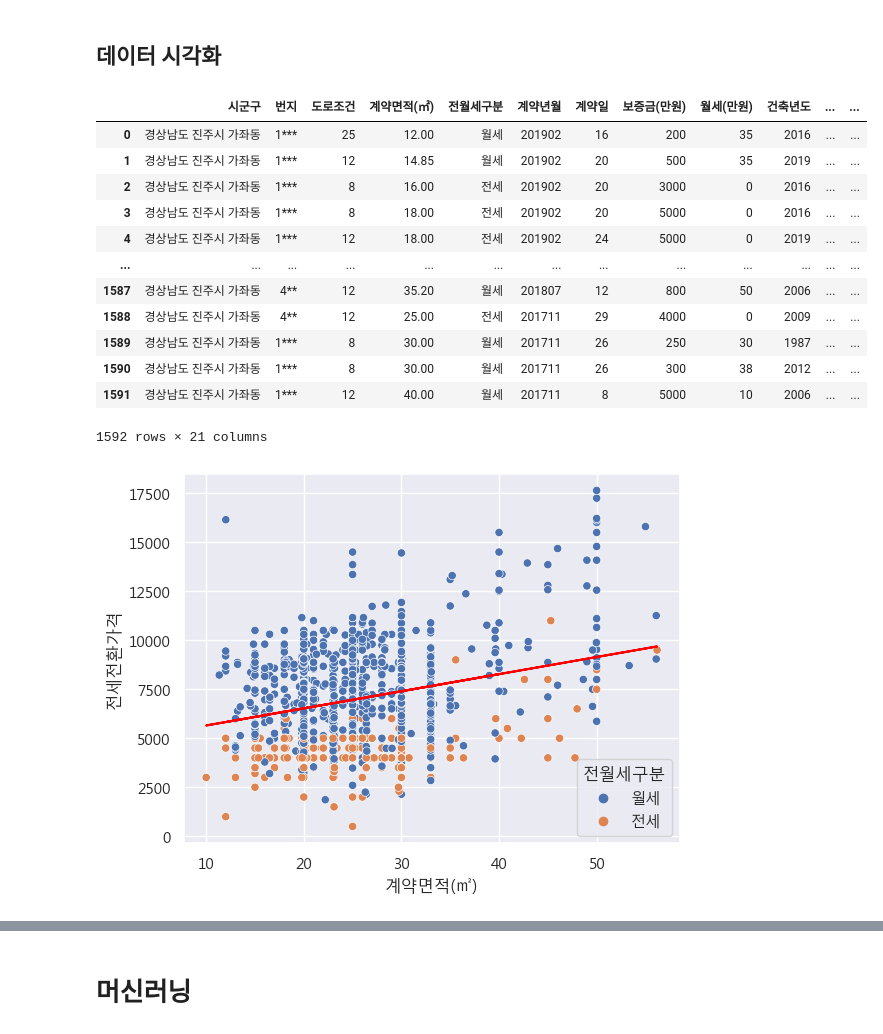
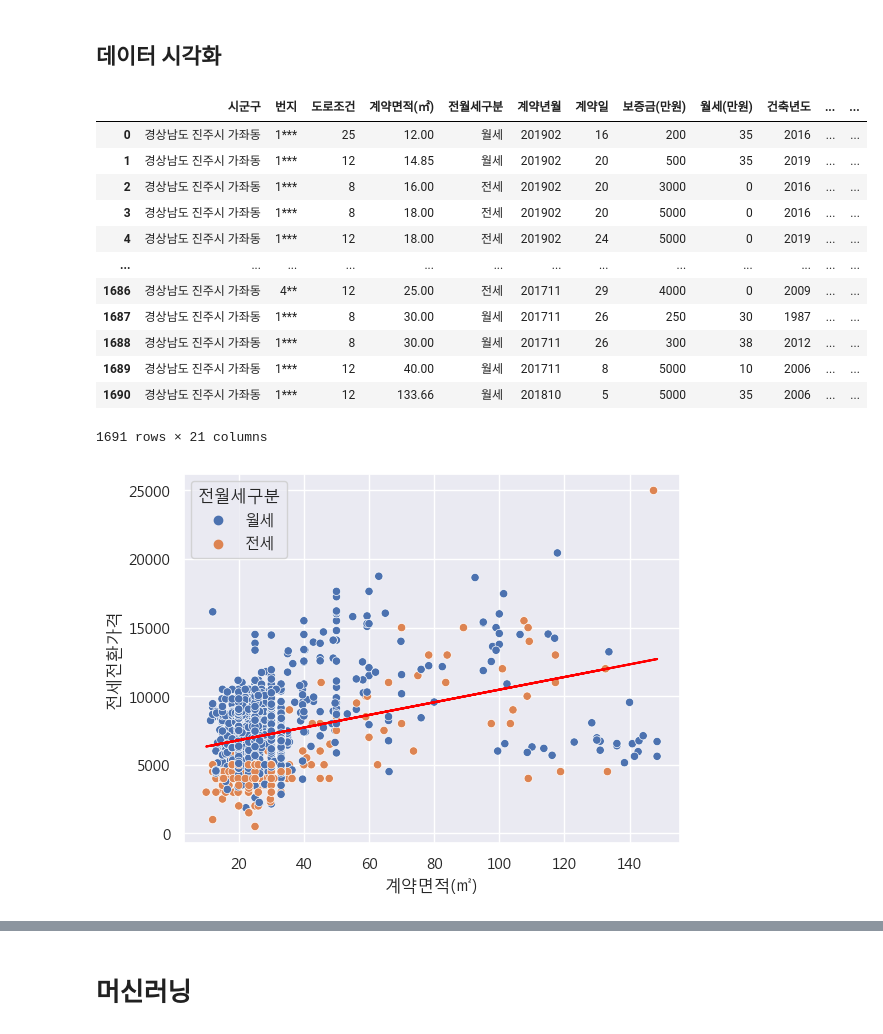
Before and after one commit to ChanceMKR/LH_home, a Jupyter notebook: ksc/lh_home.ipynb, the cells around one changed output, grey strips where cells are left out. Saved outputs shown, nothing was run; the diff lists cells and outputs as text; code cells hidden in the pictures.

```diff
--- a/ksc/lh_home.ipynb
+++ b/ksc/lh_home.ipynb
@@ -124,7 +124,7 @@ gajwa.drop(indexNames, inplace=True)
 #         covid.append(0)
 # gajwa["coivd"] = covid
 
-gajwa["price_per_m2"] = gajwa.전세전환가격 / gajwa["계약면적(㎡)"]**2
+gajwa["price_per_m2"] = gajwa.전세전환가격 / gajwa["계약면적(㎡)"]
 gajwa
 # %% [output]
 |  | 시군구 | 번지 | 도로조건 | 계약면적(㎡) | 전월세구분 | 계약년월 | 계약일 | 보증금(만원) | 월세(만원) | 건축년도 | 도로명 | ... |
@@ -169,7 +169,7 @@ for long, lat in zip(gajwa["경도"], gajwa["위도"]):
     gnu_dist.append(d)
 gajwa["gnu_distance"] = gnu_dist
 
-gajwa["d_per_m2"] = gajwa.gnu_distance / gajwa["계약면적(㎡)"]
+gajwa["gnu_distance_per_m2"] = gajwa.gnu_distance / gajwa["계약면적(㎡)"]
 # %% [markdown]
 ## 데이터 시각화
 # %%
@@ -183,32 +181,32 @@ sns.set(font="Malgun Gothic",
 # %%
 def remove_out(dataframe, remove_col):
     dff = dataframe
     for k in remove_col:
         level_1q = dff[k].quantile(0.25)
         level_3q = dff[k].quantile(0.7)
         IQR = level_3q - level_1q
         rev_range = 3  # 제거 범위 조절 변수
         dff = dff[(dff[k] <= level_3q + (rev_range * IQR)) & (dff[k] >= level_1q - (rev_range * IQR))]
         dff = dff.reset_index(drop=True)
     return dff
 
-gajwa = remove_out(gajwa, ["계약면적(㎡)", "전세전환가격", "gnu_distance"])
+gajwa = remove_out(gajwa, ["gnu_distance"])
 
 gajwa
 # %% [output]
 |  | 시군구 | 번지 | 도로조건 | 계약면적(㎡) | 전월세구분 | 계약년월 | 계약일 | 보증금(만원) | 월세(만원) | 건축년도 | ... | ... |
 | 0 | 경상남도 진주시 가좌동 | 1*** | 25 | 12.00 | 월세 | 201902 | 16 | 200 | 35 | 2016 | ... | ... |
 | 1 | 경상남도 진주시 가좌동 | 1*** | 12 | 14.85 | 월세 | 201902 | 20 | 500 | 35 | 2019 | ... | ... |
 | 2 | 경상남도 진주시 가좌동 | 1*** | 8 | 16.00 | 전세 | 201902 | 20 | 3000 | 0 | 2016 | ... | ... |
 | 3 | 경상남도 진주시 가좌동 | 1*** | 8 | 18.00 | 전세 | 201902 | 20 | 5000 | 0 | 2016 | ... | ... |
 | 4 | 경상남도 진주시 가좌동 | 1*** | 12 | 18.00 | 전세 | 201902 | 24 | 5000 | 0 | 2019 | ... | ... |
 | ... | ... | ... | ... | ... | ... | ... | ... | ... | ... | ... | ... | ... |
-| 1587 | 경상남도 진주시 가좌동 | 4** | 12 | 35.20 | 월세 | 201807 | 12 | 800 | 50 | 2006 | ... | ... |
-| 1588 | 경상남도 진주시 가좌동 | 4** | 12 | 25.00 | 전세 | 201711 | 29 | 4000 | 0 | 2009 | ... | ... |
-| 1589 | 경상남도 진주시 가좌동 | 1*** | 8 | 30.00 | 월세 | 201711 | 26 | 250 | 30 | 1987 | ... | ... |
-| 1590 | 경상남도 진주시 가좌동 | 1*** | 8 | 30.00 | 월세 | 201711 | 26 | 300 | 38 | 2012 | ... | ... |
-| 1591 | 경상남도 진주시 가좌동 | 1*** | 12 | 40.00 | 월세 | 201711 | 8 | 5000 | 10 | 2006 | ... | ... |
+| 1686 | 경상남도 진주시 가좌동 | 4** | 12 | 25.00 | 전세 | 201711 | 29 | 4000 | 0 | 2009 | ... | ... |
+| 1687 | 경상남도 진주시 가좌동 | 1*** | 8 | 30.00 | 월세 | 201711 | 26 | 250 | 30 | 1987 | ... | ... |
+| 1688 | 경상남도 진주시 가좌동 | 1*** | 8 | 30.00 | 월세 | 201711 | 26 | 300 | 38 | 2012 | ... | ... |
+| 1689 | 경상남도 진주시 가좌동 | 1*** | 12 | 40.00 | 월세 | 201711 | 8 | 5000 | 10 | 2006 | ... | ... |
+| 1690 | 경상남도 진주시 가좌동 | 1*** | 12 | 133.66 | 월세 | 201810 | 5 | 5000 | 35 | 2006 | ... | ... |
-1592 rows × 21 columns
+1691 rows × 21 columns
 # %%
 sns.scatterplot(data = gajwa, x = "계약면적(㎡)", y = "전세전환가격", hue = "전월세구분")
 # sns.lmplot(data = gajwa, x = "계약면적(㎡)", y = "전세전환가격")
@@ -216,7 +214,7 @@ m, b = np.polyfit(gajwa["계약면적(㎡)"] , gajwa["전세전환가격"], 1)
 plt.plot(gajwa["계약면적(㎡)"], m * gajwa["계약면적(㎡)"] + b, color = "red")
 plt.show()
 # %% [output]
-[figure, old version]
+[figure, new version]
 # %%
 sns.scatterplot(data = gajwa, x = "계약년월", y = "전세전환가격", hue = "도로조건")
 m, b = np.polyfit(gajwa["계약년월"] , gajwa["전세전환가격"], 1)
```
Also changed, not shown: parts of 26 cells of this notebook, 4 other files.
